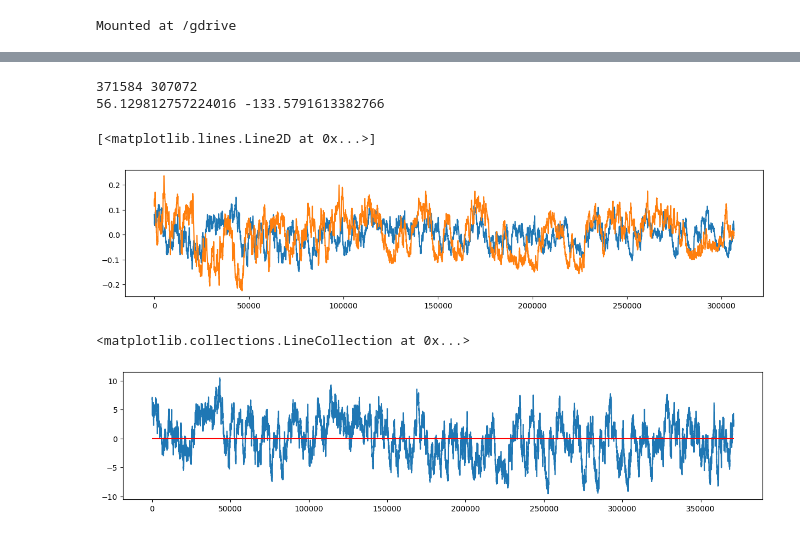
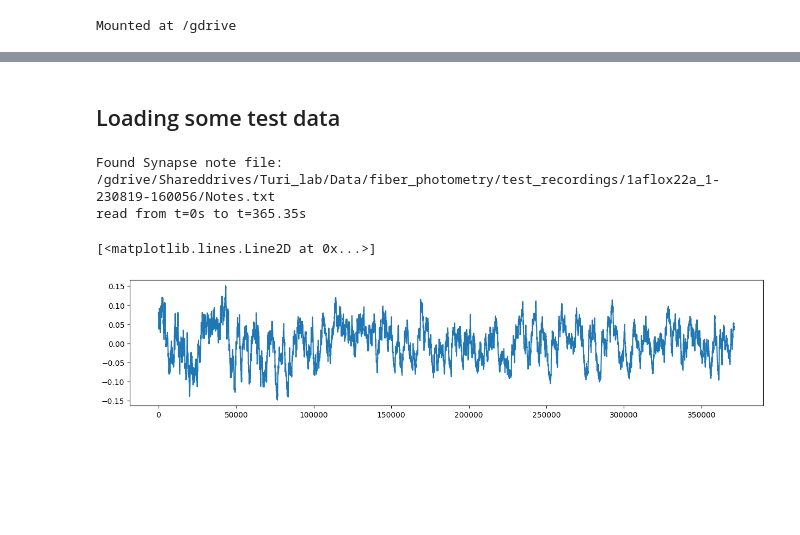
Before and after one commit to NovakHChen/fiberphotometry, a Jupyter notebook: notebooks/calcium_analysis.ipynb, the cells around one changed output, grey strips where cells are left out. Cells and saved outputs as stored; diff of their text form; code cells hidden in the pictures; blank space fills up the shorter version.

```diff
--- a/notebooks/calcium_analysis.ipynb
+++ b/notebooks/calcium_analysis.ipynb
@@ -60,36 +26,13 @@ read from t=0s to t=301.95s
-# %%
-print(len(dfofs[0]), len(dfofs[1]))
-light = dfofs[0][500:307072]
-dark = dfofs[1][500:307072]
-dark_auc = metrics.auc(np.linspace(0, len(dark), num=len(dark)), dark)
-light_auc = metrics.auc(np.linspace(0, len(light), num=len(light)), light)
-print(dark_auc, light_auc)
-# %% [output]
-371584 307072
-56.129812757224016 -133.5791613382766
-# %%
-plt.figure(figsize=(15,3))
-plt.plot(dfofs[0][500:307072])
-# plt.hlines(dark_auc, xmin=0, xmax=len(dfofs[0][500:]), color='r')
-plt.plot(dfofs[1][500:307072])
-# plt.hlines(light_auc, xmin=0, xmax=len(dfofs[1][500:]), color='k')
-# %% [output]
-[<matplotlib.lines.Line2D at 0x...>]
-[figure, removed]
-# %%
-# dfof calc based on TDT handbook.
-# pretty much the same result.
-y = f_data['streams']['_465A'].data[500:]
-x = f_data['streams']['_405A'].data[500:]
-bls = np.polyfit(x,y,1)
-Y_fit_all  = np.multiply(bls[0],x)+bls[1]
-Y_dF_all = y - Y_fit_all
-
-dFF = np.multiply(100, np.divide(Y_dF_all, Y_fit_all))
-sdt_dFF = np.std(dFF)
-plt.figure(figsize=(15,3))
-plt.plot(dFF)
-plt.hlines(np.mean(dFF), xmin=0, xmax=len(dFF), color='r')
-# %% [output]
-<matplotlib.collections.LineCollection at 0x...>
-[figure, removed]
+# %% [markdown]
+## Loading some test data
+# %%
+tank_path='/gdrive/Shareddrives/Turi_lab/Data/fiber_photometry/test_recordings/1aflox22a_1-230819-160056/'
+tdt_tank = fp.FiberPhotometry(tank_path)
+dfof = tdt_tank.calculate_deltaF_F()
+plt.figure(figsize=(15,3))
+plt.plot(dfof[500:])
+# %% [output]
+Found Synapse note file: /gdrive/Shareddrives/Turi_lab/Data/fiber_photometry/test_recordings/1aflox22a_1-230819-160056/Notes.txt
+read from t=0s to t=365.35s
+[<matplotlib.lines.Line2D at 0x...>]
+[figure, added]
```
Also changed, not shown: parts of 6 cells of this notebook.
